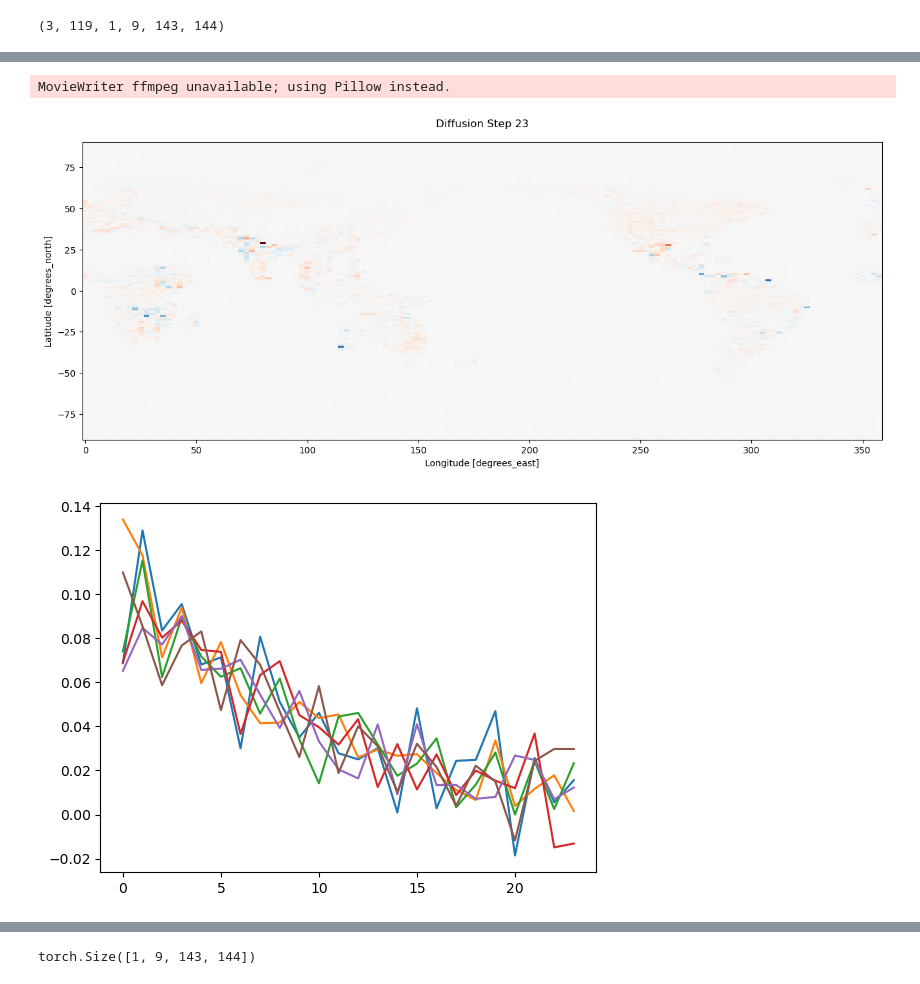
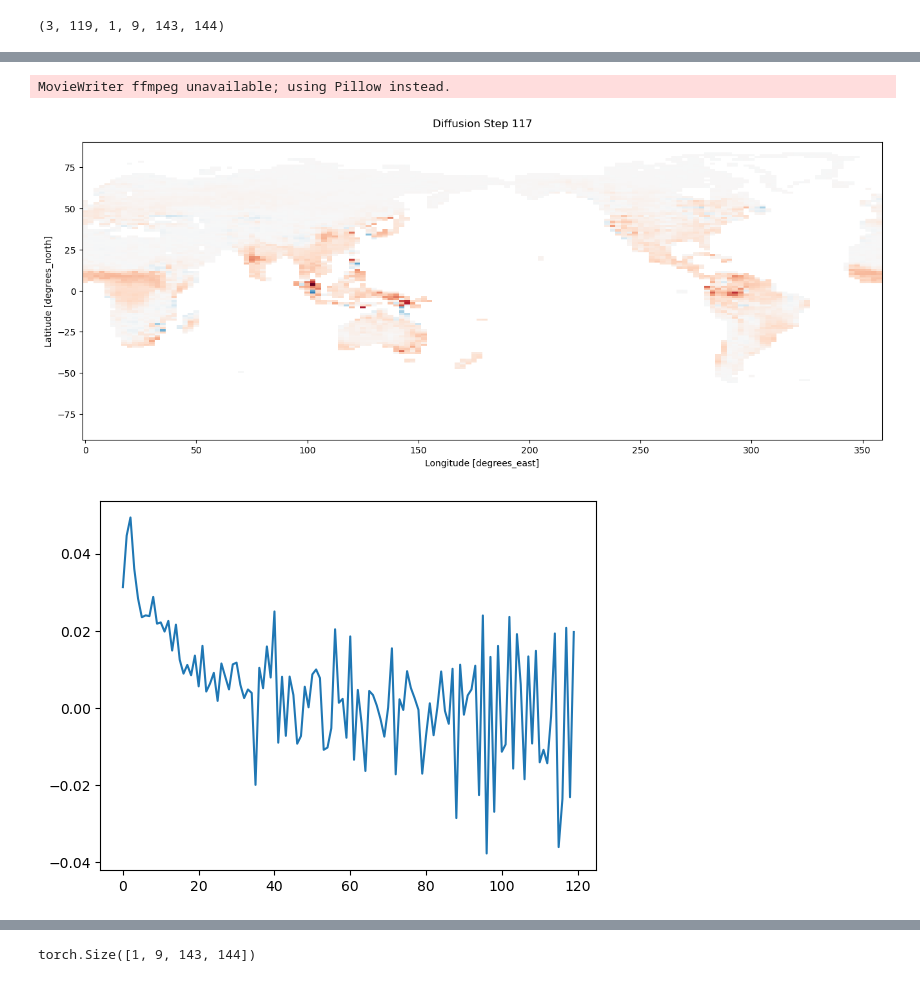
Before and after one commit to grahamclyne/ipsl_dcpp, a Jupyter notebook: ipsl_dcpp/model/ensemble_analysis.ipynb, the cells around one changed output, grey strips where cells are left out. Drawn from its saved outputs; the diff is of its cells as text; code cells hidden in the pictures.

```diff
--- a/ipsl_dcpp/model/ensemble_analysis.ipynb
+++ b/ipsl_dcpp/model/ensemble_analysis.ipynb
@@ -2,5 +2,5 @@
 import pickle
 ensembles = []
 
-for i in range(0,6):
-    ensembles.append(pickle.load(open(f'../{i}_rollout_from_diff_ensemble.pkl', 'rb')))
+for i in range(0,1):
+    ensembles.append(pickle.load(open(f'../{i}_rollout_from_diff_ensemble_with_t_and_prev.pkl', 'rb')))
@@ -106,11 +90,12 @@ ipsl_ensemble.shape
 batch_denormed = []
 denormed_ensembles = []
 denormed_batch_ensembles = []
-for i in range(5):
+for i in range(1):
     month_index = 0
     denormalized = []
     batch_denormed = []
-    for index in range(len(ensembles[i]['state_surface'])-2):
+    for index in range(118):
+   # for index in range(len(ensembles[i]['state_surface'])-2):
         denorm_surface = lambda x,month_index: x*torch.from_numpy(train.surface_stds[month_index]) + torch.from_numpy(train.surface_means[month_index])
         denormalized.append(denorm_surface(ensembles[i]['state_surface'][index],month_index))
         batch_denormed.append(denorm_surface(torch.Tensor(ipsl_ensemble[i][index]),month_index))
@@ -151,8 +140,9 @@ import numpy as np
 
 fig, ax1 = plt.subplots(1, figsize=(16, 6))
 container = []
-for time_step in range(24):
-    shell['tas'].data = ensembles[0]['state_surface'][time_step][0][3]
+for time_step in range(118):
+    shell['tas'].data = denormalized[time_step][0][1]
+    #shell['tas'].data = ensembles[0]['state_surface'][time_step][0][3]
    # line = ax1.pcolormesh(steps[time_step][0,0,0])
     line = shell['tas'].plot.pcolormesh(ax=ax1,add_colorbar=False)
     title = ax1.text(0.5,1.05,"Diffusion Step {}".format(time_step),
@@ -162,16 +152,16 @@ for time_step in range(24):
 plt.title('')
 
 ani = animation.ArtistAnimation(fig, container, interval=100, blit=True)
-ani.save("diffusion_gpp_deltas.gif")
+ani.save("diffusion_npp_deltas.gif")
 # %% [output]
 MovieWriter ffmpeg unavailable; using Pillow instead.
-[figure, old version]
+[figure, new version]
 # %%
 import numpy as np
 for i in ensembles:
-    plt.plot(np.mean(np.stack(i['state_surface'])[:24,0,0],axis=(-1,-2)))
+    plt.plot(np.mean(np.stack(i['state_surface'])[:120,0,3],axis=(-1,-2)))
 # %% [output]
-[figure, old version]
+[figure, new version]
 # %%
 import matplotlib.pyplot as plt
 for i in np.stack(denormed_ensembles):
```
Also changed, not shown: parts of 10 cells of this notebook, 20 other files.
